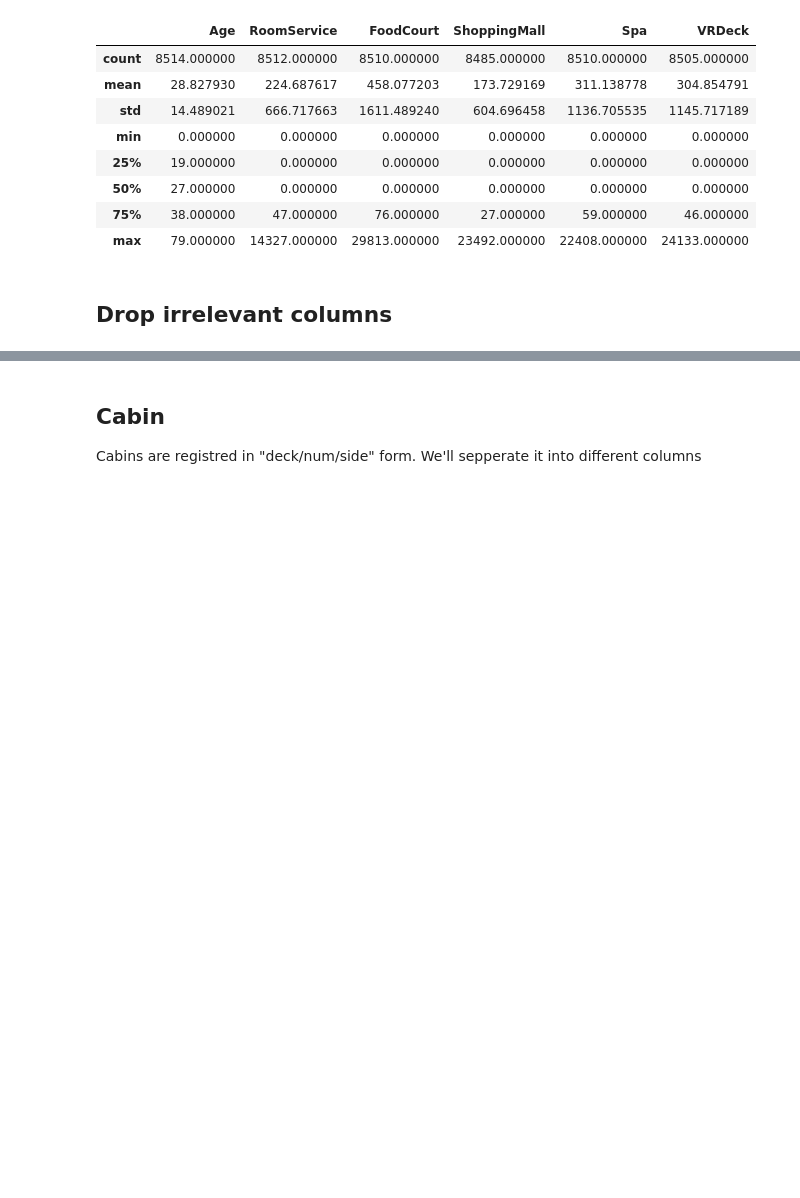
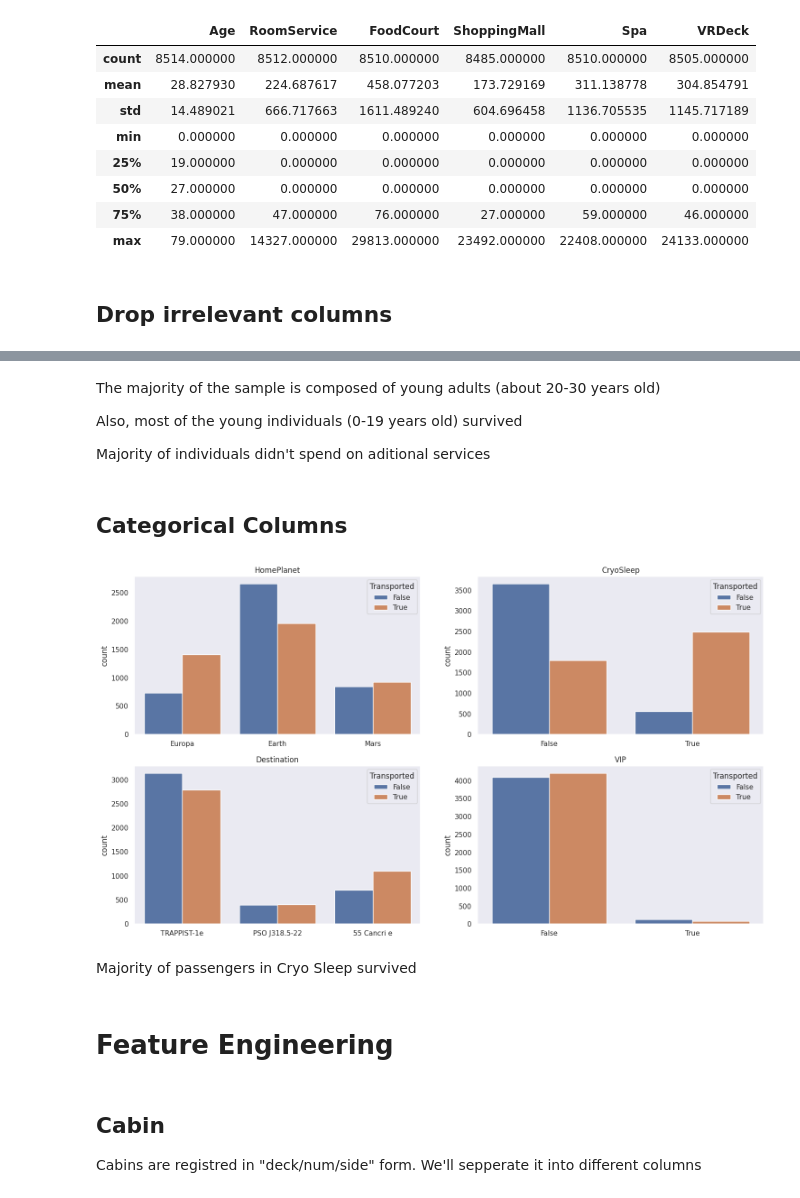
Before and after one commit to Ednaxx/titanic-spaceship-classifier, a Jupyter notebook: spaceship-titanic-classifier.ipynb, the cells around one changed output, grey strips where cells are left out. Saved outputs shown, nothing was run; the diff lists cells and outputs as text; code cells hidden in the pictures; blank space fills up the shorter version.

Commit message:
Added Feature engineering - Cabins, Expenses and age

```diff
--- a/spaceship-titanic-classifier.ipynb
+++ b/spaceship-titanic-classifier.ipynb
@@ -76,3 +94,26 @@ train_data = train_data.drop(["PassengerId", "Name"], axis=1)
+# %% [markdown]
+The majority of the sample is composed of young adults (about 20-30 years old)
+
+Also, most of the young individuals (0-19 years old) survived
+
+Majority of individuals didn't spend on aditional services
+# %% [markdown]
+## Categorical Columns
+# %%
+categories = np.reshape(["HomePlanet", "CryoSleep", "Destination", "VIP"], (2,2))
+
+fig, axs = plt.subplots(2, 2, figsize=(18, 10))
+
+for i in range(2):
+    for j in range(2):
+        axs[i][j].set_title(categories[i][j])
+        sns.countplot(x=train_data[categories[i][j]], hue=train_data.Transported, ax=axs[i][j]).set(xlabel=None)
+# %% [output]
+[figure, added]
+# %% [markdown]
+Majority of passengers in Cryo Sleep survived
+# %% [markdown]
+# Feature Engineering
 # %% [markdown]
 ## Cabin
 
```
Also changed, not shown: parts of 35 cells of this notebook, 1 other file.
